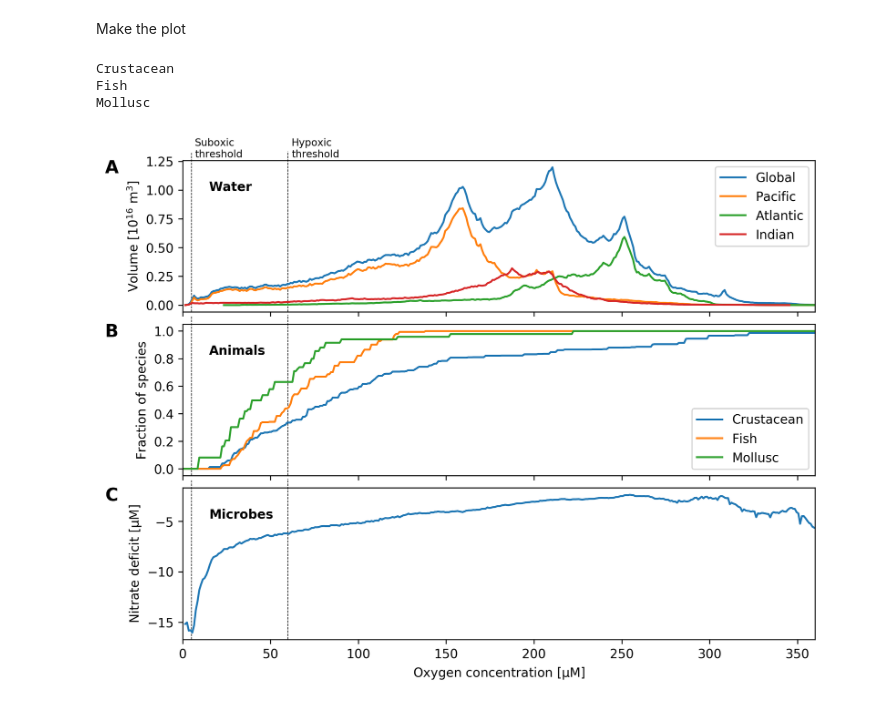
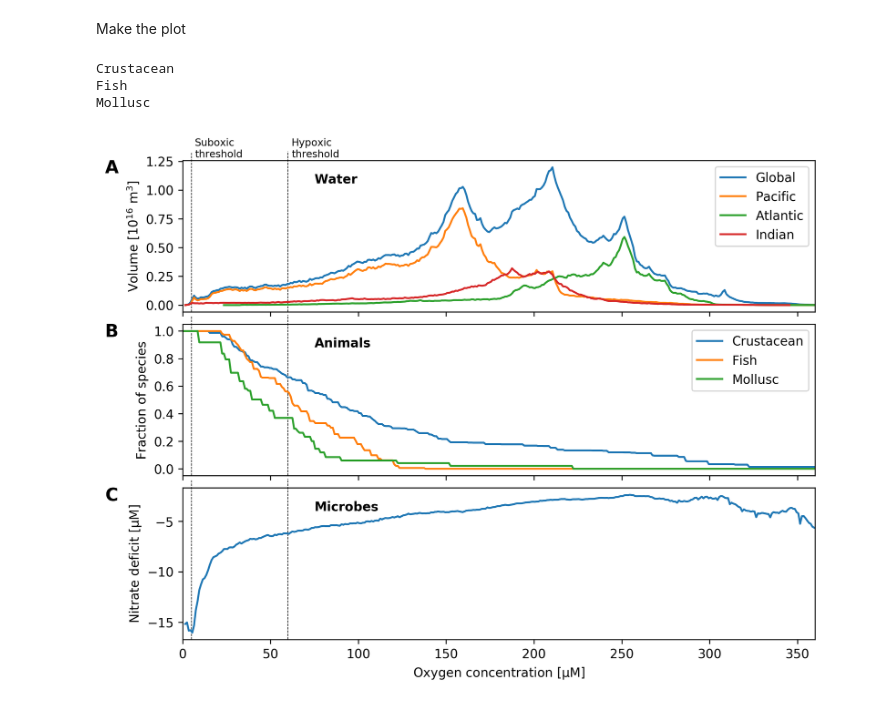
Before and after one commit to matt-long/iucn-deoxygenation-report, a Jupyter notebook: plot_woa_o2pdf_mortality_no3deficit.ipynb, the cells around one changed output. Cells and saved outputs as stored; diff of their text form; code cells hidden in the pictures.

Commit message:
flipped mortality to 1-survive

```diff
--- a/plot_woa_o2pdf_mortality_no3deficit.ipynb
+++ b/plot_woa_o2pdf_mortality_no3deficit.ipynb
@@ -214,7 +214,7 @@ ax.set_xticklabels([])
 ax.set_xlim((o2_bins[0],o2_bins[-1]))
 ylm = ax.get_ylim()
 
-ax.text(15,ylm[1]-0.2*np.diff(ylm),'Water',fontweight='bold')
+ax.text(75,ylm[1]-0.15*np.diff(ylm),'Water',fontweight='bold')
 
 ax.axvline(x=hypoxia,ymax=1.06,color='k',linewidth=0.5,linestyle='--',zorder=-10,clip_on=False)
 ax.axvline(x=suboxia,ymax=1.05,color='k',linewidth=0.5,linestyle='--',zorder=-10,clip_on=False)
@@ -228,7 +228,7 @@ ax.text(suboxia+2,ylm[1]+0.02*np.diff(ylm), 'Suboxic\nthreshold',fontsize=8)
 ax = fig.add_subplot(gs[1,0])
 for i,name in enumerate(mortality_thresholds.phyla.values):
     print name
-    ax.plot(mortality_thresholds.o2bin,mortality_thresholds.hypoxic_cdf[i,:],'-',label=name)
+    ax.plot(mortality_thresholds.o2bin,1.-mortality_thresholds.hypoxic_cdf[i,:],'-',label=name)
 
 handles, labels = ax.get_legend_handles_labels()
 ax.legend(handles, labels)
@@ -237,7 +237,7 @@ ax.set_xticklabels([])
 ax.set_ylabel('Fraction of species')
 ax.set_xlim((o2_bins[0],o2_bins[-1]))
 ylm = ax.get_ylim()
-ax.text(15,ylm[1]-0.2*np.diff(ylm),'Animals',fontweight='bold')
+ax.text(75,ylm[1]-0.15*np.diff(ylm),'Animals',fontweight='bold')
 
 ax.axvline(x=hypoxia,ymax=1.06,color='k',linewidth=0.5,linestyle='--',zorder=-10,clip_on=False)
 ax.axvline(x=suboxia,ymax=1.05,color='k',linewidth=0.5,linestyle='--',zorder=-10,clip_on=False)
@@ -246,32 +246,32 @@ ax.axvline(x=suboxia,ymax=1.05,color='k',linewidth=0.5,linestyle='--',zorder=-10
 #-- plot no3 deficit
 #----------------------------------------------------------------------
 ax = fig.add_subplot(gs[2,0])
 for name in ['Global']:
     ax.plot(o2_binc,no3def_by_o2[name])
 
 ax.set_ylabel('Nitrate deficit [$\mu$M]')
 ax.set_xlabel('Oxygen concentration [$\mu$M]')
 ax.set_xlim((o2_bins[0],o2_bins[-1]))
 ylm = ax.get_ylim()
-ax.text(15,ylm[1]-0.2*np.diff(ylm),'Microbes',fontweight='bold')
+ax.text(75,ylm[1]-0.15*np.diff(ylm),'Microbes',fontweight='bold')
 
 ax.axvline(x=hypoxia,ymax=1.06,color='k',linewidth=0.5,linestyle='--',zorder=-10,clip_on=False)
 ax.axvline(x=suboxia,ymax=1.05,color='k',linewidth=0.5,linestyle='--',zorder=-10,clip_on=False)
 
 gs.update(hspace=0.08)
 
 ax = fig.get_axes()
 alp = [chr(i).upper() for i in range(97,97+26)]
 for i,axi in enumerate(ax):
     p = axi.get_position()
     y = p.y1-0.02
     fig.text(0.03,y,'%s'%alp[i],
              fontsize=14.,
              fontweight = 'semibold')
 
 plt.savefig(plot_name,bbox_inches='tight')
 # %% [output]
 Crustacean
 Fish
 Mollusc
-[figure, old version]
+[figure, new version]
```
Also changed, not shown: 2 other files.
